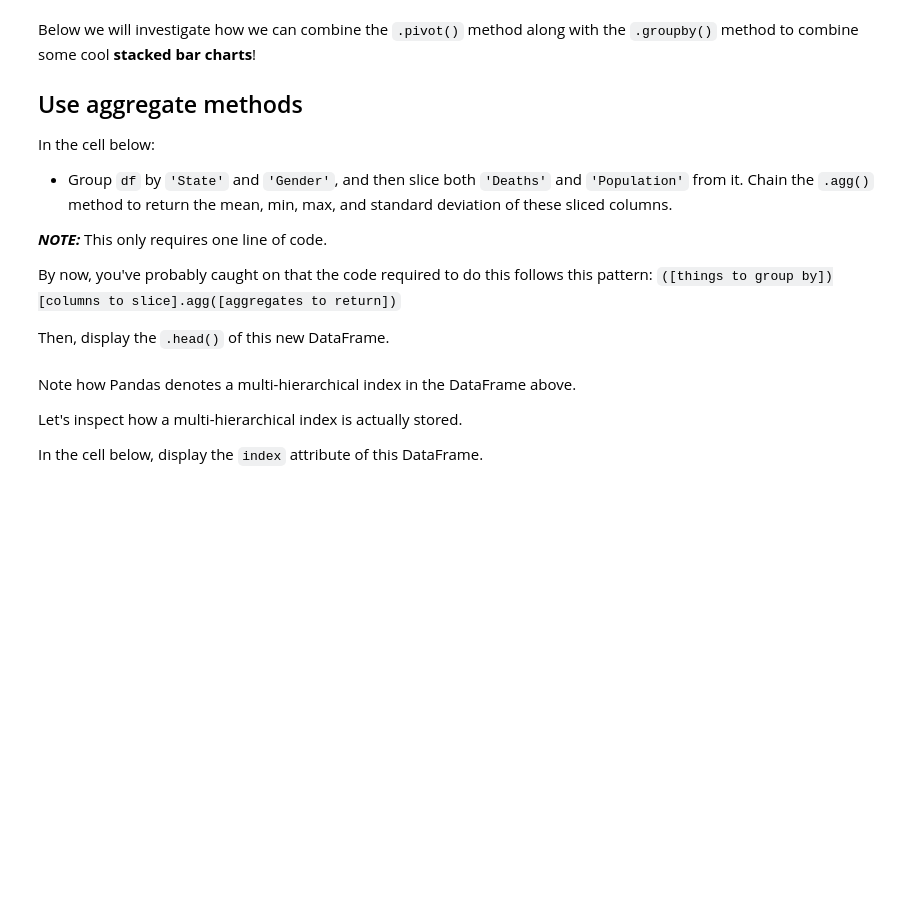
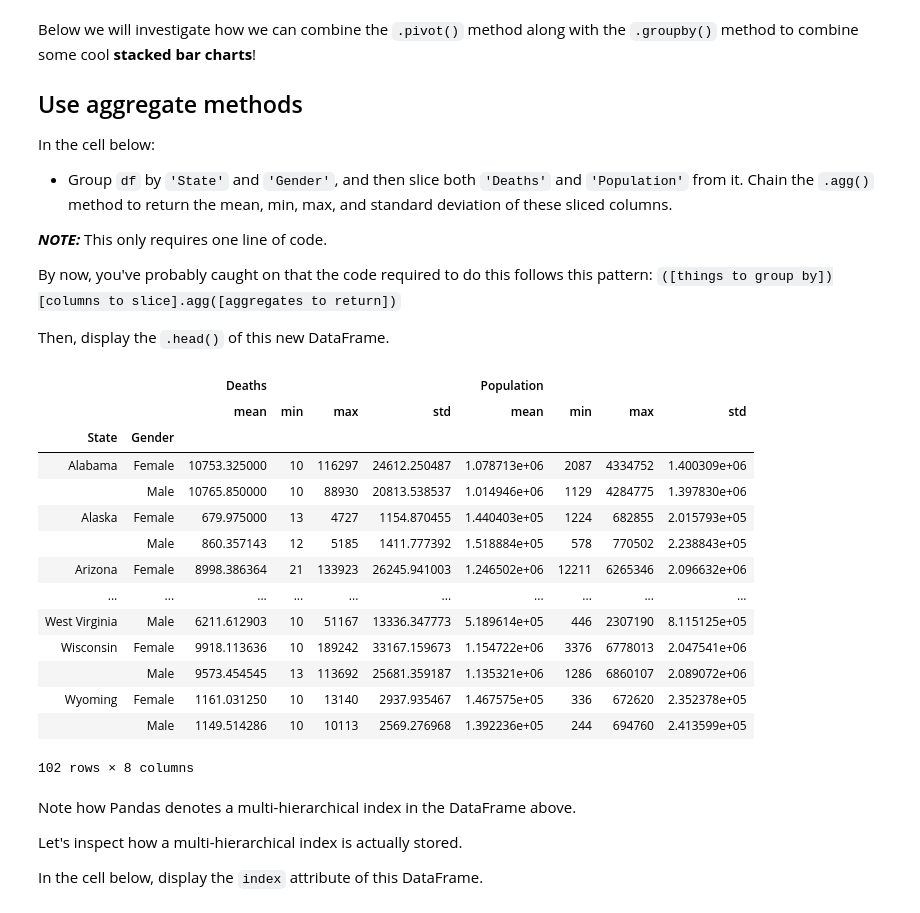
Before and after one commit to yabughaida/dsc-pivot-tables-pandas-lab-hbs-ds-060120, a Jupyter notebook: index.ipynb, the cells around one changed output. Saved outputs shown, nothing was run; the diff lists cells and outputs as text; code cells hidden in the pictures; blank space fills up the shorter version.

```diff
--- a/index.ipynb
+++ b/index.ipynb
@@ -217,7 +217,24 @@ By now, you've probably caught on that the code required to do this follows this
 Then, display the `.head()` of this new DataFrame.
 # %%
 # Your code here
-grouped = df.groupby(['State','Gender'])['Deaths','Population'].agg
+grouped = df.groupby(['State','Gender'])['Deaths','Population'].agg(['mean','min','max','std'])
+grouped
+# %% [output]
+|  |  | Deaths |  |  |  | Population |  |  |  |
+|  |  | mean | min | max | std | mean | min | max | std |
+| State | Gender |  |  |  |  |  |  |  |  |
+| Alabama | Female | 10753.325000 | 10 | 116297 | 24612.250487 | 1.078713e+06 | 2087 | 4334752 | 1.400309e+06 |
+|  | Male | 10765.850000 | 10 | 88930 | 20813.538537 | 1.014946e+06 | 1129 | 4284775 | 1.397830e+06 |
+| Alaska | Female | 679.975000 | 13 | 4727 | 1154.870455 | 1.440403e+05 | 1224 | 682855 | 2.015793e+05 |
+|  | Male | 860.357143 | 12 | 5185 | 1411.777392 | 1.518884e+05 | 578 | 770502 | 2.238843e+05 |
+| Arizona | Female | 8998.386364 | 21 | 133923 | 26245.941003 | 1.246502e+06 | 12211 | 6265346 | 2.096632e+06 |
+| ... | ... | ... | ... | ... | ... | ... | ... | ... | ... |
+| West Virginia | Male | 6211.612903 | 10 | 51167 | 13336.347773 | 5.189614e+05 | 446 | 2307190 | 8.115125e+05 |
+| Wisconsin | Female | 9918.113636 | 10 | 189242 | 33167.159673 | 1.154722e+06 | 3376 | 6778013 | 2.047541e+06 |
+|  | Male | 9573.454545 | 13 | 113692 | 25681.359187 | 1.135321e+06 | 1286 | 6860107 | 2.089072e+06 |
+| Wyoming | Female | 1161.031250 | 10 | 13140 | 2937.935467 | 1.467575e+05 | 336 | 672620 | 2.352378e+05 |
+|  | Male | 1149.514286 | 10 | 10113 | 2569.276968 | 1.392236e+05 | 244 | 694760 | 2.413599e+05 |
+102 rows × 8 columns
 # %% [markdown]
 Note how Pandas denotes a multi-hierarchical index in the DataFrame above.
 
```
